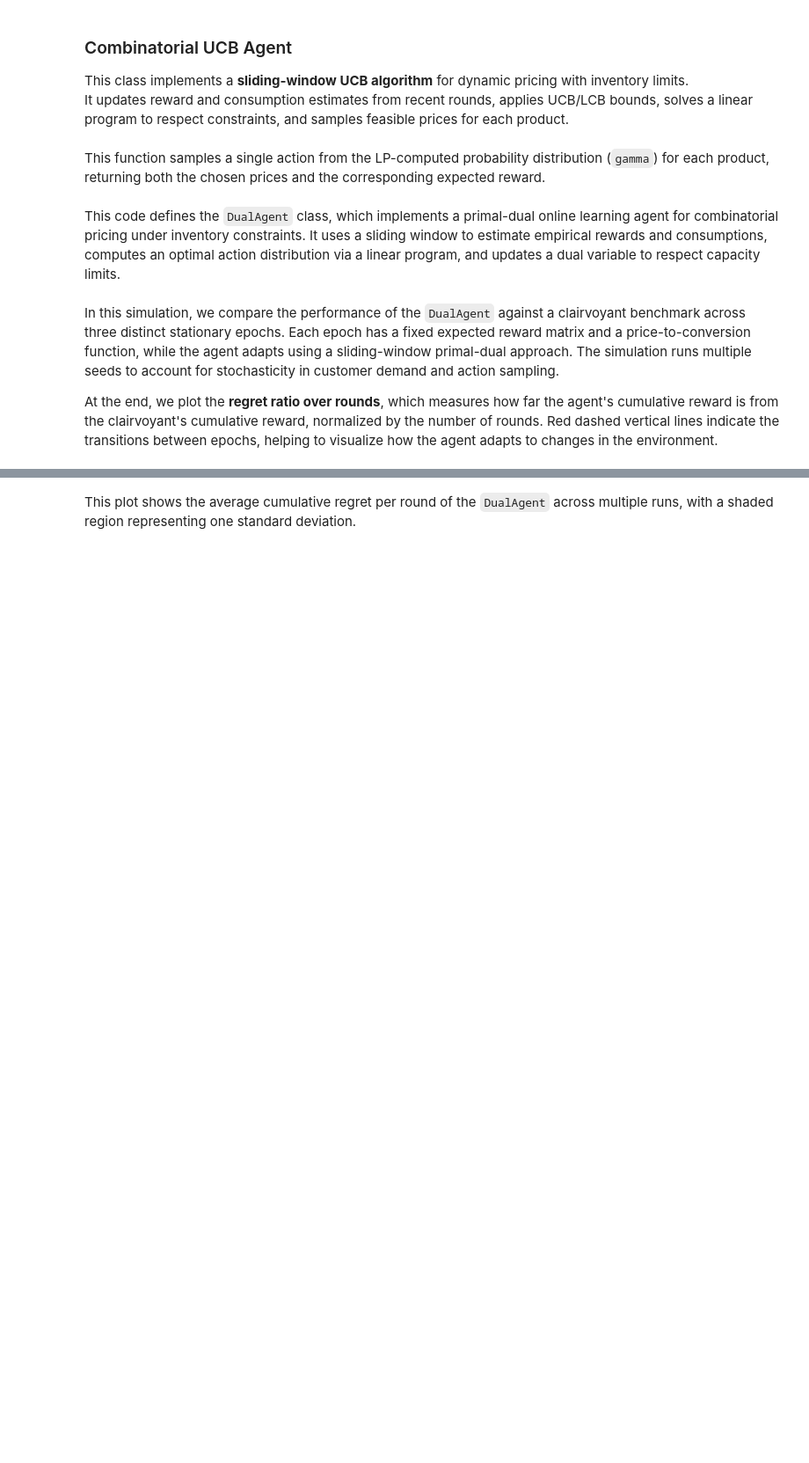
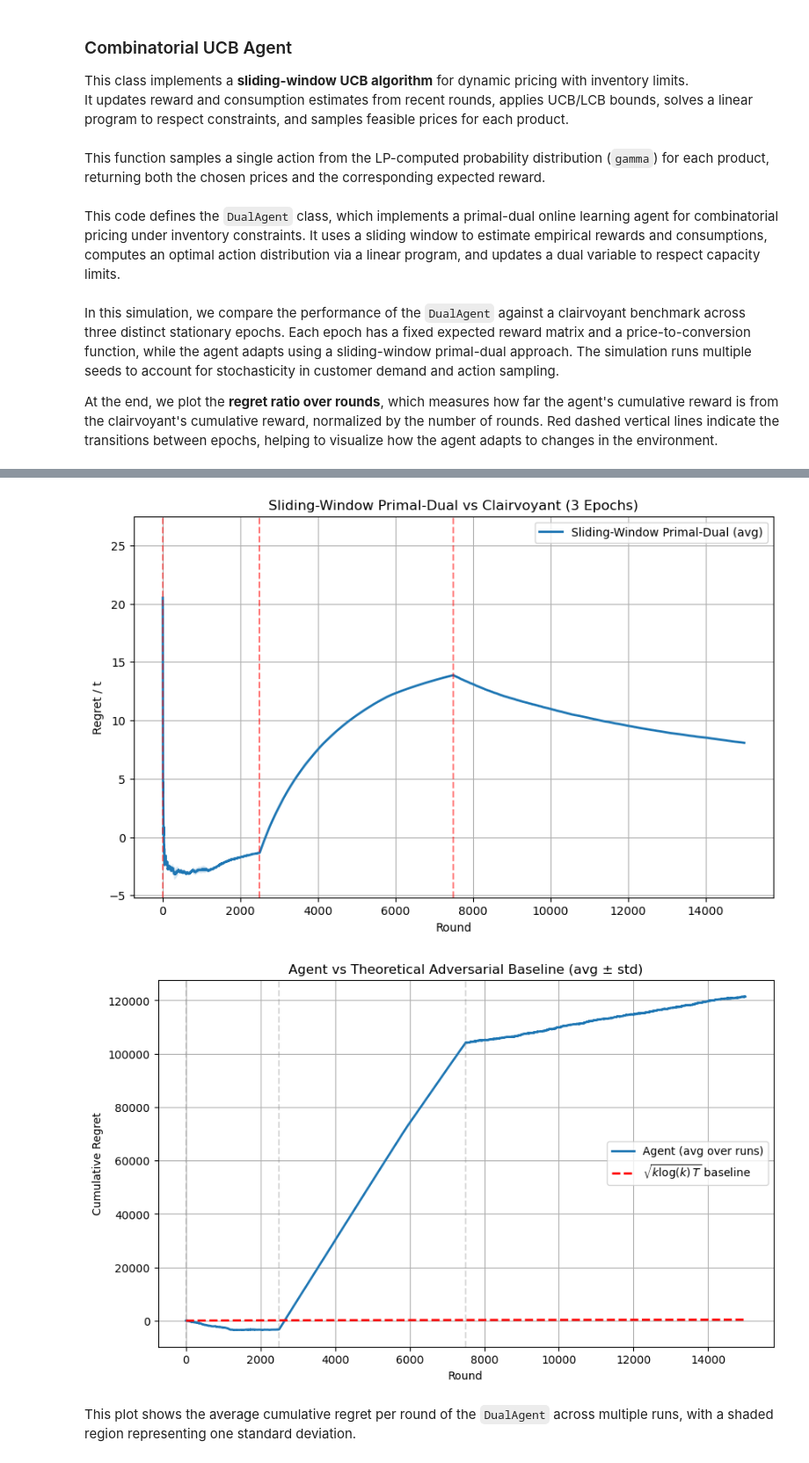
Before and after one commit to alessandrom10/Online_Learning_Applications_Project, a Jupyter notebook: Delivery/Req_5.ipynb, the cells around one changed output, grey strips where cells are left out. Shown: that part at 88% size. Cells and saved outputs as stored; diff of their text form; code cells hidden in the pictures; blank space fills up the shorter version.

```diff
--- a/Delivery/Req_5.ipynb
+++ b/Delivery/Req_5.ipynb
@@ -572,3 +571,63 @@ Round 2000: Interval 0
+# %%
+import numpy as np
+import matplotlib.pyplot as plt
+
+# --- 1) Sliding-Window Primal-Dual average regret ratio with std deviation ---
+avg_regret_ratio = np.mean(all_regret_ratios, axis=0)
+std_regret_ratio = np.std(all_regret_ratios, axis=0)
+
+plt.figure(figsize=(10,6))
+plt.plot(range(T_total), avg_regret_ratio, lw=2, label="Sliding-Window Primal-Dual (avg)")
+plt.fill_between(range(T_total),
+                 avg_regret_ratio - std_regret_ratio,
+                 avg_regret_ratio + std_regret_ratio,
+                 alpha=0.2)
+for interval in intervals:
+    plt.axvline(interval['start'], color='red', linestyle='--', alpha=0.5)
+plt.xlabel("Round")
+plt.ylabel("Regret / t")
+plt.title("Sliding-Window Primal-Dual vs Clairvoyant (3 Epochs)")
+plt.grid(True)
+plt.legend()
+plt.show()
+
+
+# --- 2) Agent cumulative regret vs theoretical adversarial baseline with avg ± std ---
+# Compute cumulative regret per run
+cumulative_regrets_all = []
+for run in range(n_runs):
+    cumulative_regret_run = np.cumsum([clair_rewards[i] - agent_rewards[i] for i in range(T_total)])
+    cumulative_regrets_all.append(cumulative_regret_run)
+
+cumulative_regrets_all = np.array(cumulative_regrets_all)
+avg_cum_regret = np.mean(cumulative_regrets_all, axis=0)
+std_cum_regret = np.std(cumulative_regrets_all, axis=0)
+
+# Theoretical adversarial baseline
+k = max(1, N * P)
+theoretical_regret = np.sqrt(k * np.log(max(2, k)) * np.arange(1, T_total + 1))
+
+plt.figure(figsize=(10,6))
+plt.plot(range(T_total), avg_cum_regret, lw=2, label="Agent (avg over runs)")
+plt.fill_between(range(T_total),
+                 avg_cum_regret - std_cum_regret,
+                 avg_cum_regret + std_cum_regret,
+                 alpha=0.2)
+plt.plot(range(1, T_total + 1), theoretical_regret, 'r--', lw=2,
+         label=r"$\sqrt{k \log(k) \, T}$ baseline")
+
+for interval in intervals:
+    plt.axvline(interval['start'], color='gray', linestyle='--', alpha=0.3)
+
+plt.xlabel("Round")
+plt.ylabel("Cumulative Regret")
+plt.title("Agent vs Theoretical Adversarial Baseline (avg ± std)")
+plt.grid(True)
+plt.legend()
+plt.show()
+# %% [output]
+[figure, added]
+[figure, added]
 # %% [markdown]
 This plot shows the average cumulative regret per round of the `DualAgent` across multiple runs, with a shaded region representing one standard deviation.
 # %%
```
Also changed, not shown: parts of 8 cells of this notebook.
